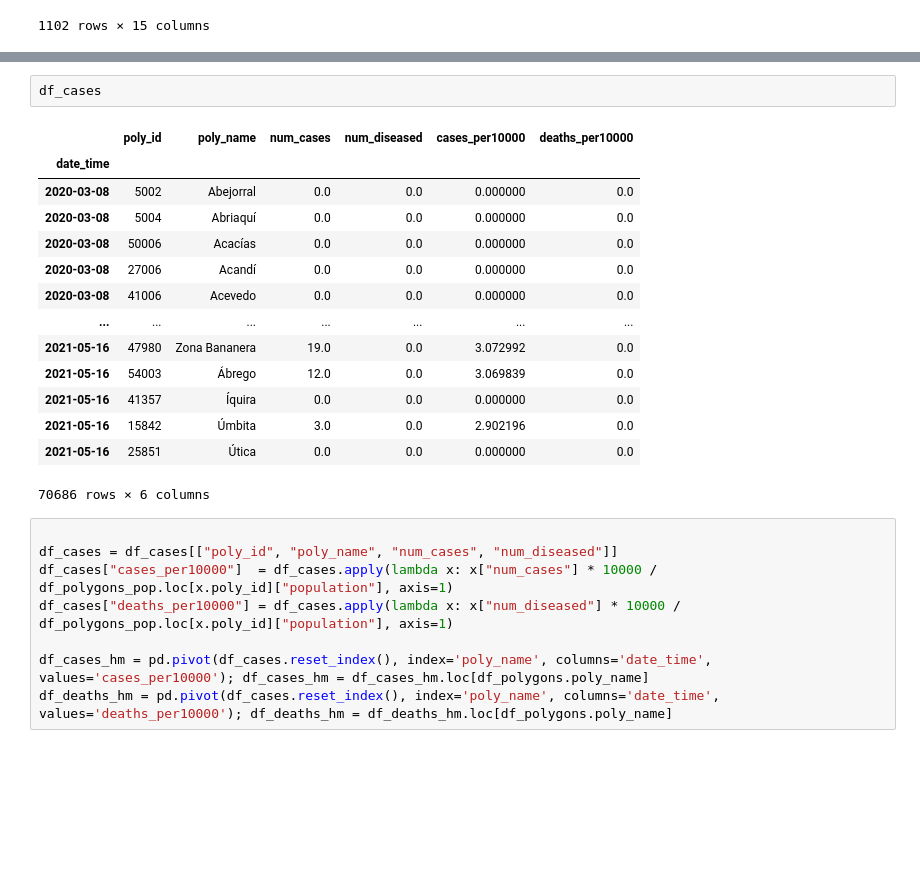
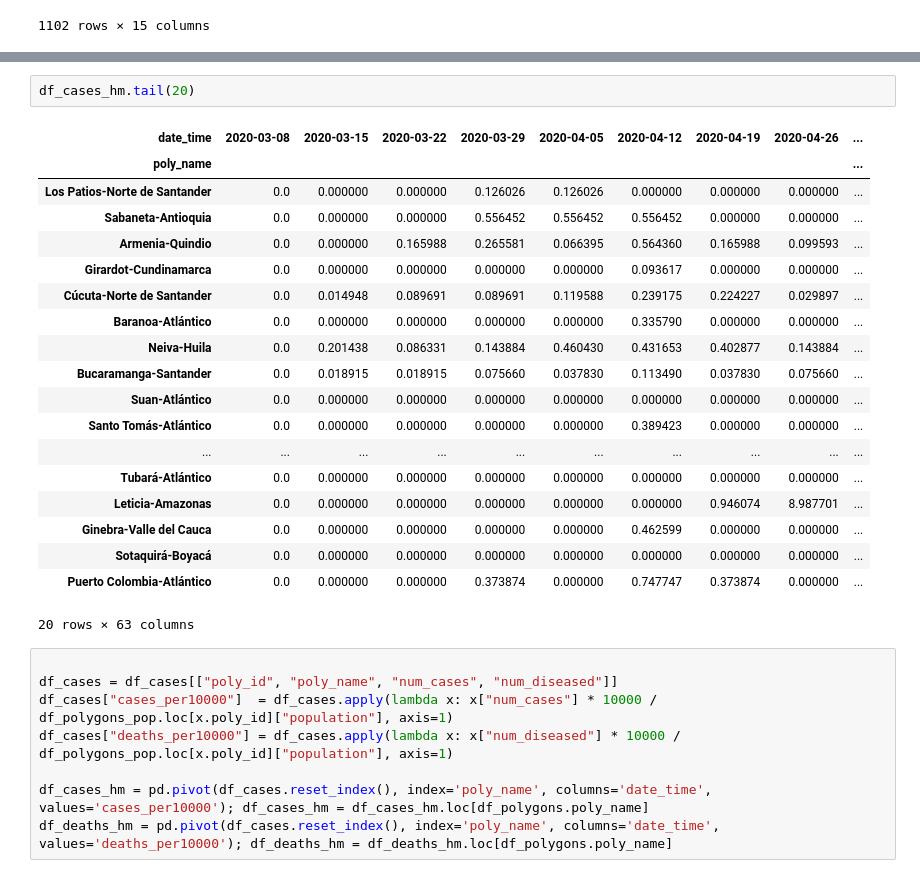
Before and after one commit to ChaosDonkey06/bogota_covid19_lockdowns, a Jupyter notebook: space_time_evolution.ipynb, the cells around one changed output, grey strips where cells are left out. Drawn from its saved outputs; the diff is of its cells as text; blank space fills up the shorter version.

```diff
--- a/space_time_evolution.ipynb
+++ b/space_time_evolution.ipynb
@@ -113,20 +113,25 @@ df_cases_hm
-# %%
-df_cases
-# %% [output]
-|  | poly_id | poly_name | num_cases | num_diseased | cases_per10000 | deaths_per10000 |
-| date_time |  |  |  |  |  |  |
-| 2020-03-08 | 5002 | Abejorral | 0.0 | 0.0 | 0.000000 | 0.0 |
-| 2020-03-08 | 5004 | Abriaquí | 0.0 | 0.0 | 0.000000 | 0.0 |
-| 2020-03-08 | 50006 | Acacías | 0.0 | 0.0 | 0.000000 | 0.0 |
-| 2020-03-08 | 27006 | Acandí | 0.0 | 0.0 | 0.000000 | 0.0 |
-| 2020-03-08 | 41006 | Acevedo | 0.0 | 0.0 | 0.000000 | 0.0 |
-| ... | ... | ... | ... | ... | ... | ... |
-| 2021-05-16 | 47980 | Zona Bananera | 19.0 | 0.0 | 3.072992 | 0.0 |
-| 2021-05-16 | 54003 | Ábrego | 12.0 | 0.0 | 3.069839 | 0.0 |
-| 2021-05-16 | 41357 | Íquira | 0.0 | 0.0 | 0.000000 | 0.0 |
-| 2021-05-16 | 15842 | Úmbita | 3.0 | 0.0 | 2.902196 | 0.0 |
-| 2021-05-16 | 25851 | Útica | 0.0 | 0.0 | 0.000000 | 0.0 |
-70686 rows × 6 columns
+# %%
+df_cases_hm.tail(20)
+# %% [output]
+| date_time | 2020-03-08 | 2020-03-15 | 2020-03-22 | 2020-03-29 | 2020-04-05 | 2020-04-12 | 2020-04-19 | 2020-04-26 | ... |
+| poly_name |  |  |  |  |  |  |  |  | ... |
+| Los Patios-Norte de Santander | 0.0 | 0.000000 | 0.000000 | 0.126026 | 0.126026 | 0.000000 | 0.000000 | 0.000000 | ... |
+| Sabaneta-Antioquia | 0.0 | 0.000000 | 0.000000 | 0.556452 | 0.556452 | 0.556452 | 0.000000 | 0.000000 | ... |
+| Armenia-Quindio | 0.0 | 0.000000 | 0.165988 | 0.265581 | 0.066395 | 0.564360 | 0.165988 | 0.099593 | ... |
+| Girardot-Cundinamarca | 0.0 | 0.000000 | 0.000000 | 0.000000 | 0.000000 | 0.093617 | 0.000000 | 0.000000 | ... |
+| Cúcuta-Norte de Santander | 0.0 | 0.014948 | 0.089691 | 0.089691 | 0.119588 | 0.239175 | 0.224227 | 0.029897 | ... |
+| Baranoa-Atlántico | 0.0 | 0.000000 | 0.000000 | 0.000000 | 0.000000 | 0.335790 | 0.000000 | 0.000000 | ... |
+| Neiva-Huila | 0.0 | 0.201438 | 0.086331 | 0.143884 | 0.460430 | 0.431653 | 0.402877 | 0.143884 | ... |
+| Bucaramanga-Santander | 0.0 | 0.018915 | 0.018915 | 0.075660 | 0.037830 | 0.113490 | 0.037830 | 0.075660 | ... |
+| Suan-Atlántico | 0.0 | 0.000000 | 0.000000 | 0.000000 | 0.000000 | 0.000000 | 0.000000 | 0.000000 | ... |
+| Santo Tomás-Atlántico | 0.0 | 0.000000 | 0.000000 | 0.000000 | 0.000000 | 0.389423 | 0.000000 | 0.000000 | ... |
+| ... | ... | ... | ... | ... | ... | ... | ... | ... | ... |
+| Tubará-Atlántico | 0.0 | 0.000000 | 0.000000 | 0.000000 | 0.000000 | 0.000000 | 0.000000 | 0.000000 | ... |
+| Leticia-Amazonas | 0.0 | 0.000000 | 0.000000 | 0.000000 | 0.000000 | 0.000000 | 0.946074 | 8.987701 | ... |
+| Ginebra-Valle del Cauca | 0.0 | 0.000000 | 0.000000 | 0.000000 | 0.000000 | 0.462599 | 0.000000 | 0.000000 | ... |
+| Sotaquirá-Boyacá | 0.0 | 0.000000 | 0.000000 | 0.000000 | 0.000000 | 0.000000 | 0.000000 | 0.000000 | ... |
+| Puerto Colombia-Atlántico | 0.0 | 0.000000 | 0.000000 | 0.373874 | 0.000000 | 0.747747 | 0.373874 | 0.000000 | ... |
+20 rows × 63 columns
 # %%
 
 df_cases = df_cases[["poly_id", "poly_name", "num_cases", "num_diseased"]]
```
Also changed, not shown: parts of 1 cell of this notebook.
